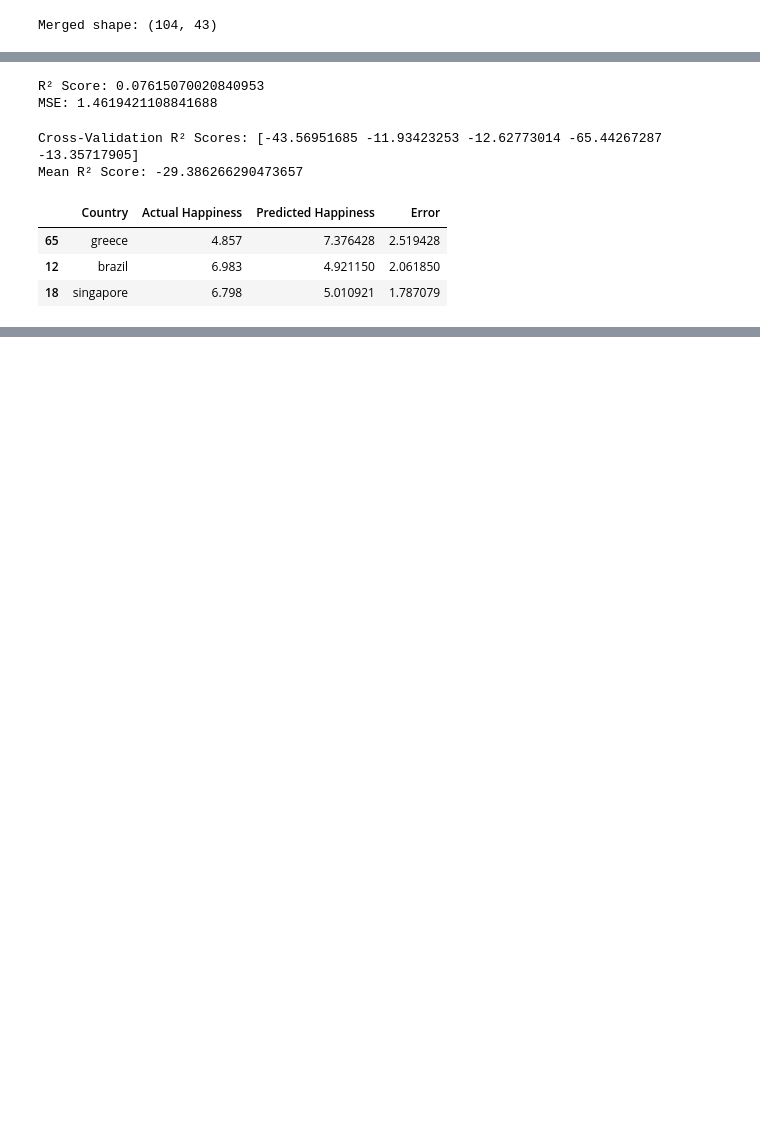
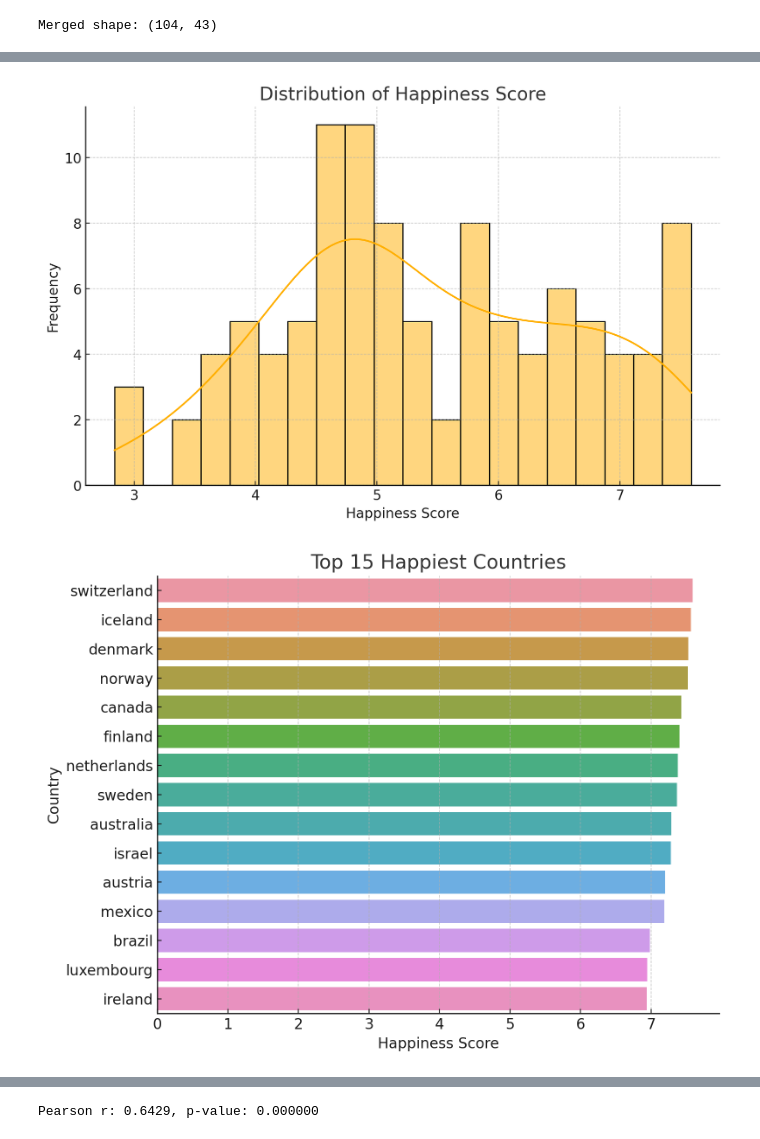
Before and after one commit to zeynepdeniztr/Countries-Flags-and-Happiness, a Jupyter notebook: main.ipynb, the cells around one changed output, grey strips where cells are left out. Saved outputs shown, nothing was run; the diff lists cells and outputs as text; code cells hidden in the pictures; blank space fills up the shorter version.

```diff
--- a/main.ipynb
+++ b/main.ipynb
@@ -93,30 +22,49 @@ X_train, X_test, y_train, y_test = train_test_split(X, y, test_size=0.2, random_
-# %%
-model = RandomForestClassifier(n_estimators=100, random_state=42)
-model.fit(X_train, y_train)
-y_pred = model.predict(X_test)
-
-print('R² Score:', r2_score(y_test, y_pred))
-print('MSE:', mean_squared_error(y_test, y_pred))
-# %% [output]
-R² Score: 0.07615070020840953
-MSE: 1.4619421108841688
-# %%
-cv_scores = cross_val_score(model, X, y, cv=5, scoring='r2')
-print('Cross-Validation R² Scores:', cv_scores)
-print('Mean R² Score:', cv_scores.mean())
-# %% [output]
-Cross-Validation R² Scores: [-43.56951685 -11.93423253 -12.62773014 -65.44267287 -13.35717905]
-Mean R² Score: -29.386266290473657
-# %%
-comparison_df = X_test.copy()
-comparison_df['Actual Happiness'] = y_test
-comparison_df['Predicted Happiness'] = y_pred
-comparison_df['Country'] = merged_df.loc[y_test.index, 'Country'].values
-comparison_df['Error'] = abs(comparison_df['Actual Happiness'] - comparison_df['Predicted Happiness'])
-sample_results = comparison_df[['Country', 'Actual Happiness', 'Predicted Happiness', 'Error']].sort_values(by='Error', ascending=False).head(3)
-sample_results
-# %% [output]
-|  | Country | Actual Happiness | Predicted Happiness | Error |
-| 65 | greece | 4.857 | 7.376428 | 2.519428 |
-| 12 | brazil | 6.983 | 4.921150 | 2.061850 |
-| 18 | singapore | 6.798 | 5.010921 | 1.787079 |
+# %%
+# 1. Histogram of Happiness Score
+plt.figure()
+sns.histplot(merged_df['Happiness Score'], bins=20, kde=True)
+plt.title('Distribution of Happiness Score')
+plt.xlabel('Happiness Score')
+plt.ylabel('Frequency')
+plt.show()
+
+# 2. Top 15 Happiest Countries
+plt.figure(figsize=(8,6))
+top15 = merged_df.sort_values(by='Happiness Score', ascending=False).head(15)
+sns.barplot(data=top15, y='Country', x='Happiness Score')
+plt.title('Top 15 Happiest Countries')
+plt.xlabel('Happiness Score')
+plt.ylabel('Country')
+plt.tight_layout()
+plt.show()
+
+# 3. Happiness Score by Region
+plt.figure(figsize=(10,6))
+sns.boxplot(data=merged_df, x='Region', y='Happiness Score')
+plt.title('Happiness Score by Region')
+plt.xticks(rotation=90)
+plt.tight_layout()
+plt.show()
+
+# 4. Simplified Correlation Heatmap
+corr = merged_df.select_dtypes(include='number').corr()
+top_features = corr['Happiness Score'].abs().sort_values(ascending=False).head(8).index
+subcorr = corr.loc[top_features, top_features]
+plt.figure(figsize=(8,6))
+sns.heatmap(subcorr, annot=True, fmt='.2f', cmap='coolwarm')
+plt.title('Top Correlated Features with Happiness Score')
+plt.tight_layout()
+plt.show()
+
+# 5. Freedom vs Happiness
+plt.figure()
+sns.scatterplot(data=merged_df, x='Freedom', y='Happiness Score', hue='Region')
+plt.title('Freedom vs Happiness Score')
+plt.tight_layout()
+plt.show()
+
+r, p = pearsonr(merged_df['Freedom'], merged_df['Happiness Score'])
+print(f"Pearson r: {r:.4f}, p-value: {p:.6f}")
+# %% [output]
+[figure, added]
+[figure, added]
@@ -122,0 +74 @@ sample_results
+Pearson r: 0.6429, p-value: 0.000000
```
Also changed, not shown: parts of 12 cells of this notebook.
